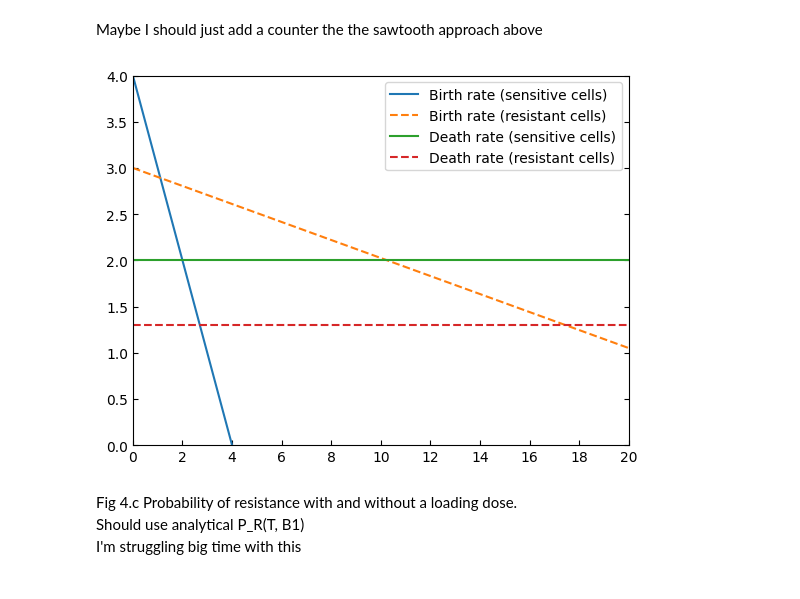
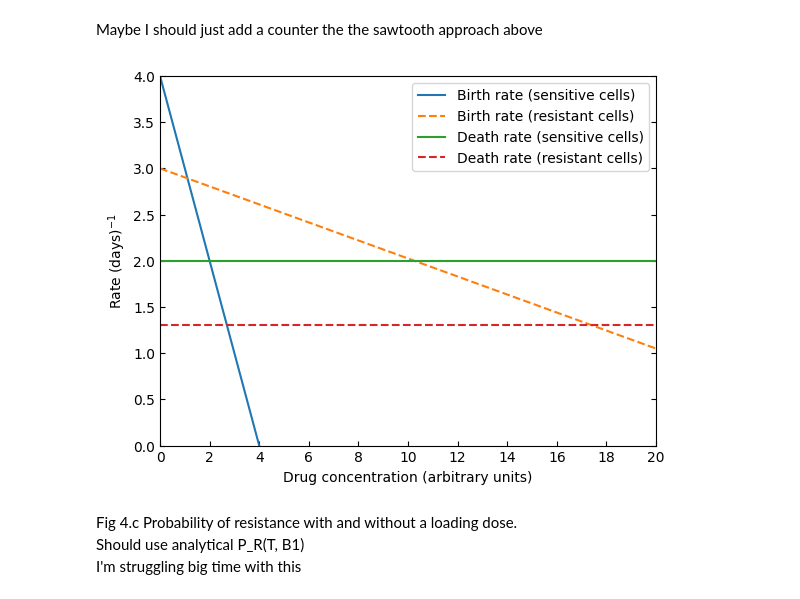
Before and after one commit to colmmcc2000/RSCAM_Group_11, a Jupyter notebook: code_RSCAM.ipynb, the cells around one changed output. Drawn from its saved outputs; the diff is of its cells as text; code cells hidden in the pictures.

```diff
--- a/code_RSCAM.ipynb
+++ b/code_RSCAM.ipynb
@@ -232,7 +229,7 @@ def R_t(t, C2):
     value, error = integrate.quad(integral, 0, t)
     return value
 # %%
-N = 5 #Number of trials
+N = 5000 #Number of trials
 T_max = 100
 M0 = 100
 R0 = 0
@@ -694,7 +695,7 @@ dosing = 14
 # Rates
 # Sensitive (X): lambda_on=0.05, lambda_off=0.13, mu=0.1
 # Resistant (Y): lambda_on=0.11, lambda_off=0.15, mu=0.1
-rates_x = {'on': 0.05 - 0.1, 'off': 0.13 - 0.1, 'birth_on': 0.05, 'birth_off': 0.13}
+rates_x = {'on': 0.05 - 0.1, 'off': 0.13 - 0.1}
 rates_y = {'on': 0.11 - 0.1, 'off': 0.15 - 0.1}
 
 def get_integrated_growth(t_start, t_end, rates):
@@ -752,7 +753,8 @@ def prob_resistance_pulsed(T, M, s, u, p_ext_func):
 
     integral_sens, _ = quad(integrand_sens, 0, T)
     p_sens_0 = np.exp(-integral_sens)
+    print(integral_sens)
 
-    return 1 - (p_res_0 * p_sens_0)
+    return 1 - (p_sens_0 * p_res_0)
 # %%
 p_ext_lookup = precompute_extinction_prob(100, rates_y)
@@ -983,21 +1040,26 @@ for i, x in enumerate(conc):
 # %%
 M0 = 1e6
 u = 1e-8
 plt.plot(conc, lx * M0 * u * 1e3, label = 'Birth rate (sensitive cells)')
 plt.plot(conc, ly * M0 * u * 1e3, label = 'Birth rate (resistant cells)', linestyle = '--')
 plt.plot(conc, mx * M0 * u * 1e3, label = 'Death rate (sensitive cells)')
 plt.plot(conc, my * M0 * u * 1e3, label = 'Death rate (resistant cells)', linestyle = '--')
 
 plt.xlim(0, 20)
 plt.ylim(0, 4)
+plt.ylabel(r'Rate (days)$^{-1}$')
+plt.xlabel('Drug concentration (arbitrary units)')
 
 plt.gca().xaxis.set_major_locator(ticker.MultipleLocator(2))
 
 plt.legend()
 plt.gca().tick_params(right=True, direction='in')
+
+plt.savefig('Figs/all_rates_4.pdf', format='pdf', bbox_inches='tight', dpi=300)
+
 plt.show()
 # %% [output]
-[figure, old version]
+[figure, new version]
 # %% [markdown]
 Fig 4.c Probability of resistance with and without a loading dose. \
 Should use analytical P_R(T, B1) \
```
Also changed, not shown: parts of 14 cells of this notebook, 8 other files.
